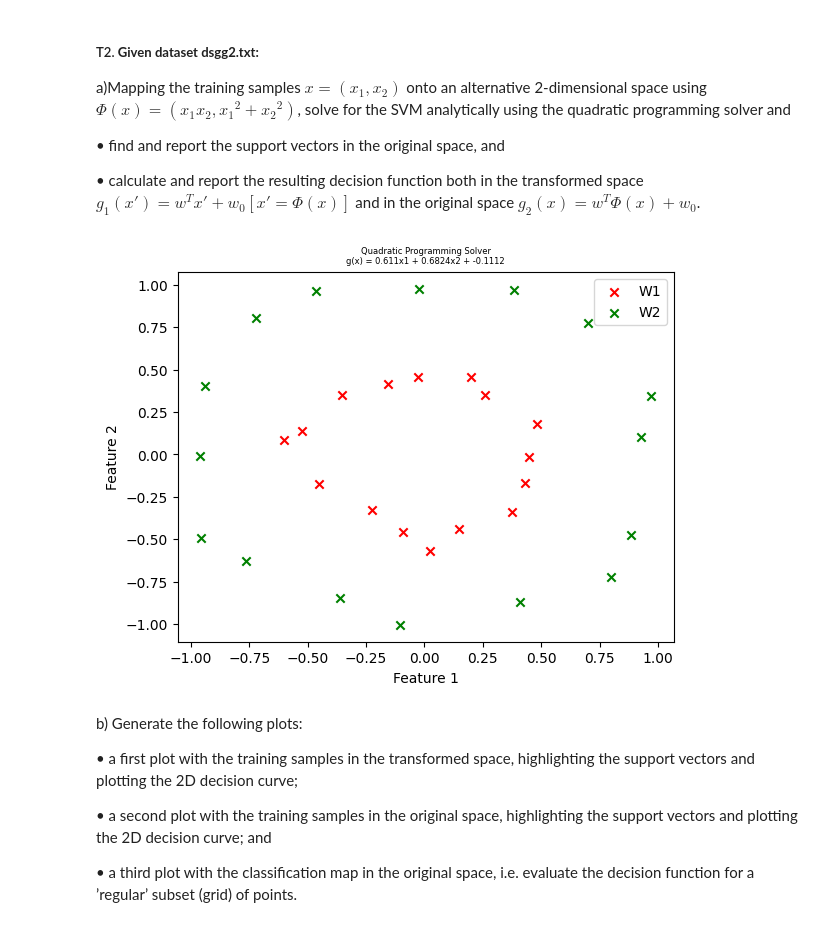
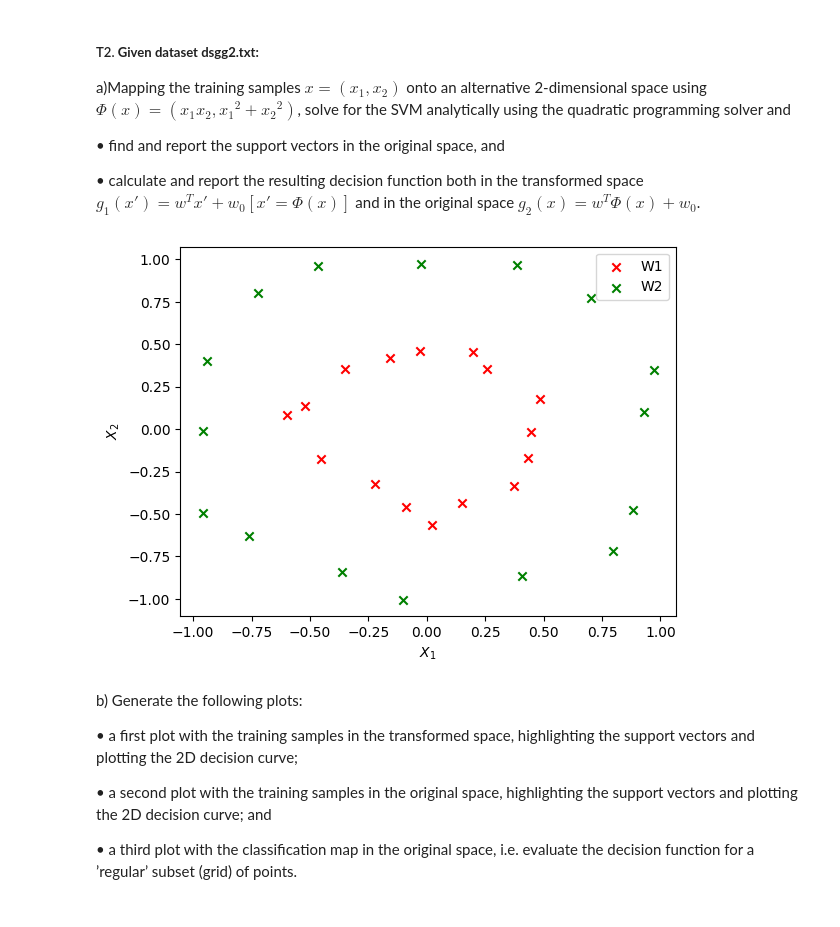
Before and after one commit to pedromartip/Instance-based-learning, a Jupyter notebook: handout_3.ipynb, the cells around one changed output. Drawn from its saved outputs; the diff is of its cells as text; code cells hidden in the pictures.

Commit message:
Added plot data function

```diff
--- a/handout_3.ipynb
+++ b/handout_3.ipynb
@@ -126,7 +126,7 @@ b)	Generate the following plots:
 Use different markers and/or colours for each class.
 # %%
 #Plot Functions
-def plot_decision_func(X, y, sv, w, w0, type:str):
+def plot_data(X,y):
     y = np.squeeze(y)
 
     '''Plot the samples'''
@@ -135,6 +135,13 @@ def plot_decision_func(X, y, sv, w, w0, type:str):
 
     plt.scatter(X1[:, 0], X1[:, 1], color='red', marker='x', label='W1')  #Plot points of class w1
     plt.scatter(X2[:, 0], X2[:, 1], color='green', marker='x', label='W2')  #Plot points of class w2
+
+    plt.xlabel('$X_1$')
+    plt.ylabel('$X_2$')
+    plt.legend()
+    plt.show()
+
+def plot_decision_func(X, y, sv, w, w0, type:str):
 
     '''Add the circles in supported vector machines'''
     for loc in sv: #Locate the support vectors stored in sv
@@ -168,15 +175,14 @@ def plot_decision_func(X, y, sv, w, w0, type:str):
     plt.plot(x_values, y_values_segmented_line1, '--', color = 'grey')
     plt.plot(x_values, y_values_segmented_line2, '--', color = 'grey')
 
-
-    plt.xlabel('Feature 1')
-    plt.ylabel('Feature 2')
     if type == 'SQP':
         plt.title(f'Quadratic Programming Solver\ng(x) = {w[0].round(4)}x1 + {w[1].round(4)}x2 + {w0[0].round(4)}', fontsize = 6 )
     elif type == 'SVC':
         plt.title(f'SVC Object\ng(x) = {w[0].round(4)}x1 + {w[1].round(4)}x2 + {w0[0].round(4)}', fontsize = 6 )
-    plt.legend()
-    plt.show()
+
+    plot_data(X, y)
+    #plt.legend()
+    #plt.show()
 
 def plot_classification_map(X, w, w0, type, model=None):
     '''Classification map'''
@@ -285,37 +291,24 @@ a)Mapping the training samples $x=(x_1,x_2)$ onto an alternative 2-dimensional s
 # %%
 '''
 1. commented source code
 2. support vectors
 3. decision functions
 '''
 #Import data
 task = 2
 data = np.loadtxt('ds'+group+str(task)+'.txt')
 X = data[:,0:2]
 oy = data[:,2:3] #CLass labels are 1 for w1 and 0 for w2
 
 y = copy.deepcopy(oy)
 
 for i in y:
     if i[0] == 0:
         i[0] = -1 #Change -1 instead 0 to execute the solver otherwise solver didn't work
 
-y = np.squeeze(y)
-
-'''Plot the samples'''
-X1 = X[y == 1.0]  #Points of class w1
-X2 = X[y == -1.0]  #Points of class w2
-
-plt.scatter(X1[:, 0], X1[:, 1], color='red', marker='x', label='W1')  #Plot points of class w1
-plt.scatter(X2[:, 0], X2[:, 1], color='green', marker='x', label='W2')  #Plot points of class w2
-
-plt.xlabel('Feature 1')
-plt.ylabel('Feature 2')
-plt.title(f'Quadratic Programming Solver\ng(x) = {w[0].round(4)}x1 + {w[1].round(4)}x2 + {w0[0].round(4)}', fontsize = 6 )
-plt.legend()
-plt.show()
+plot_data(X,y)
 # %% [output]
-[figure, old version]
+[figure, new version]
 # %%
 #This is a non-linear SVM problem
 # %% [markdown]
```
Also changed, not shown: parts of 2 cells of this notebook.
